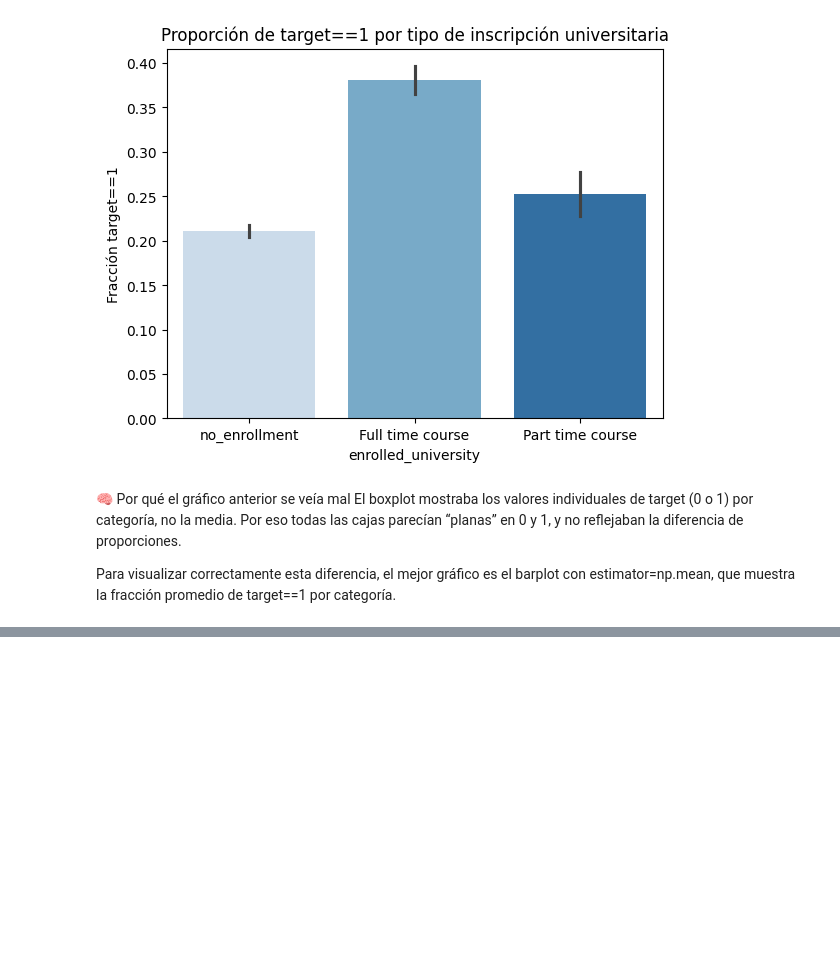
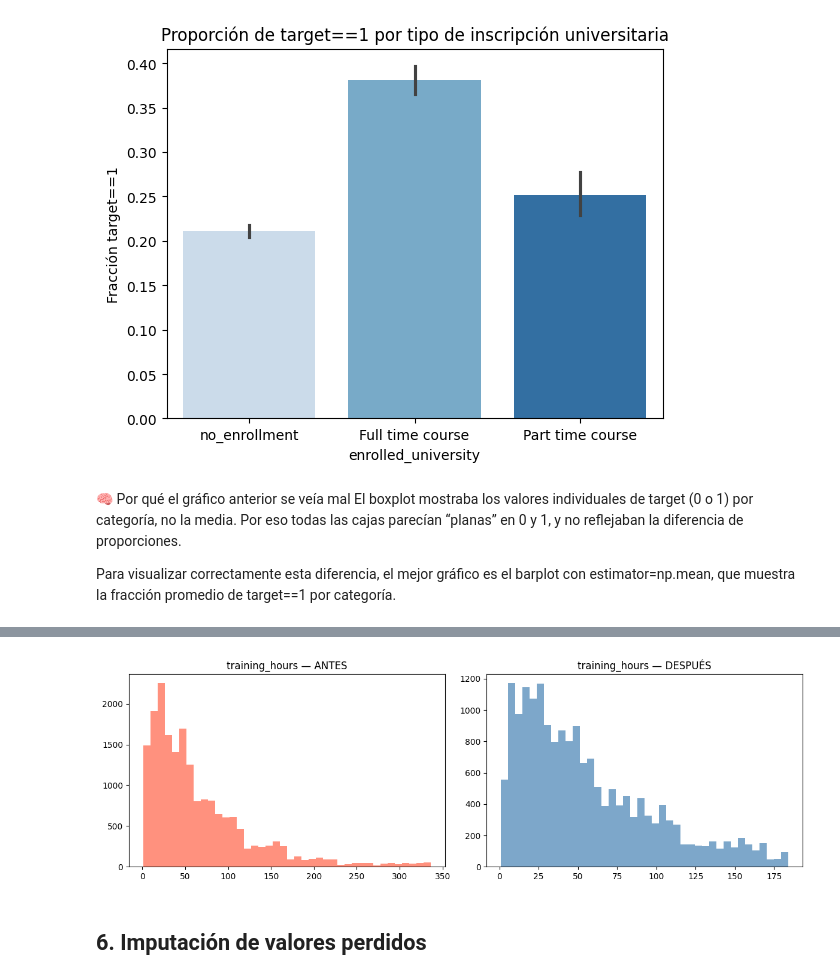
Before and after one commit to alejobgr99/lab-data-science-uniovi, a Jupyter notebook: actividad_final_micro.ipynb, the cells around one changed output, grey strips where cells are left out. Saved outputs shown, nothing was run; the diff lists cells and outputs as text; code cells hidden in the pictures; blank space fills up the shorter version.

```diff
--- a/actividad_final_micro.ipynb
+++ b/actividad_final_micro.ipynb
@@ -331,0 +424,14 @@ Para visualizar correctamente esta diferencia, el mejor gráfico es el barplot c
+# %%
+cols_para_outliers = cols_para_outliers = data[['city_development_index', 'training_hours']].columns.tolist()
+def calcular_retencion(df, columns, k):
+    q1=df[columns].quantile(0.25)
+    q3=df[columns].quantile(0.75)
+    iqr =q3-q1
+    lower =q1-k*iqr
+    upper =q3+k*iqr
+    mask = ~((df[columns]<lower)|(df[columns]>upper)).any(axis=1)
+    return mask.sum(), mask.sum()/len(df) * 100
+# %%
+for k in [1.5,2,2.5,3,3.5]:
+    n,pct=calcular_retencion(data, cols_para_outliers, k)
+    print(f'{k:>10}|{n:>17}|{pct:>17}%')
@@ -331,0 +444,12 @@ Para visualizar correctamente esta diferencia, el mejor gráfico es el barplot c
+# %%
+# Escribe aquí tu código
+def remove_outliers_iqr(df, columns, k=3):
+    q1=df[columns].quantile(0.25)
+    q3=df[columns].quantile(0.75)
+    iqr =q3-q1
+    lower =q1-k*iqr
+    upper =q3+k*iqr
+    mask = ~((df[columns]<lower)|(df[columns]>upper)).any(axis=1)
+    return df[mask].copy()
+
+data_clean = remove_outliers_iqr(data, cols_para_outliers, k=1.5)
@@ -331,0 +472,13 @@ Para visualizar correctamente esta diferencia, el mejor gráfico es el barplot c
+# %%
+# Escribe aquí tu código
+fig, axes = plt.subplots(1,2, figsize=(12,4))
+axes[0].hist(data['training_hours'], bins=40, color='tomato', alpha=0.7)
+axes[0].set_title('training_hours — ANTES')
+axes[1].hist(data_clean['training_hours'], bins=40, color='steelblue', alpha=0.7)
+axes[1].set_title('training_hours — DESPUÉS')
+plt.tight_layout()
+plt.show()
+# %% [output]
+[figure, added]
+# %% [markdown]
+## 6. Imputación de valores perdidos
```
Also changed, not shown: parts of 30 cells of this notebook.
